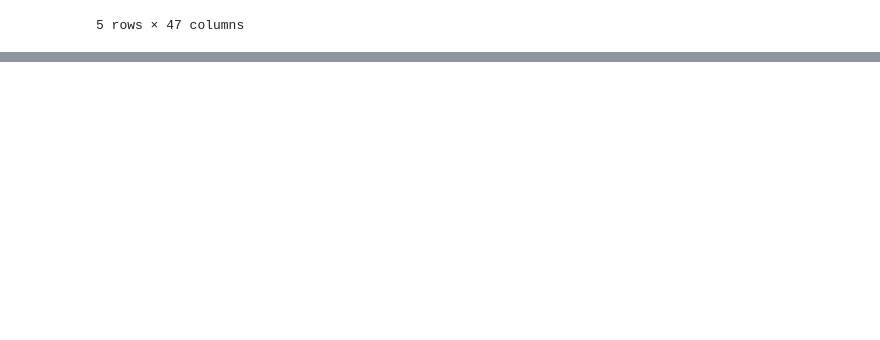
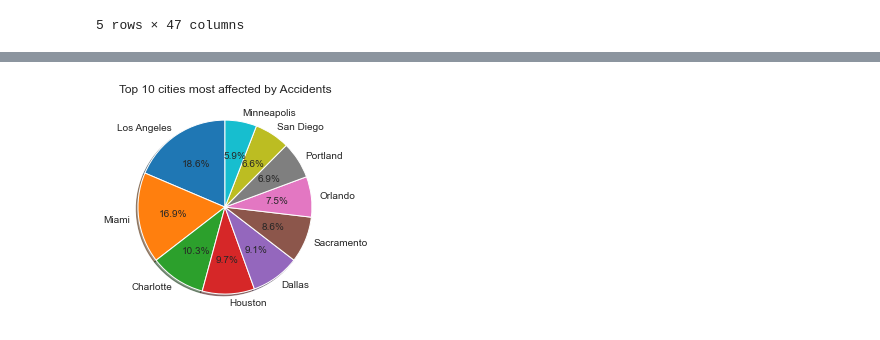
Before and after one commit to JLZhu2020/US_Accidents_Project, a Jupyter notebook: US_Accidents_Project.ipynb, the cells around one changed output, grey strips where cells are left out. Saved outputs shown, nothing was run; the diff lists cells and outputs as text; code cells hidden in the pictures; blank space fills up the shorter version.

```diff
--- a/US_Accidents_Project.ipynb
+++ b/US_Accidents_Project.ipynb
@@ -13,0 +123,4 @@ df.head()
+# %%
+total_city_accidents = usaccidents["City"].value_counts()
+print("Top 5 states with highest accidents")
+total_city_accidents[:5]
@@ -13,0 +135,6 @@ df.head()
+# %%
+plt.pie(total_city_accidents[:10].values, labels = total_city_accidents[:10].index,startangle=90, shadow = True,autopct = '%1.1f%%')
+plt.title("Top 10 cities most affected by Accidents")
+plt.show()
+# %% [output]
+[figure, added]
```
Also changed, not shown: parts of 24 cells of this notebook.
